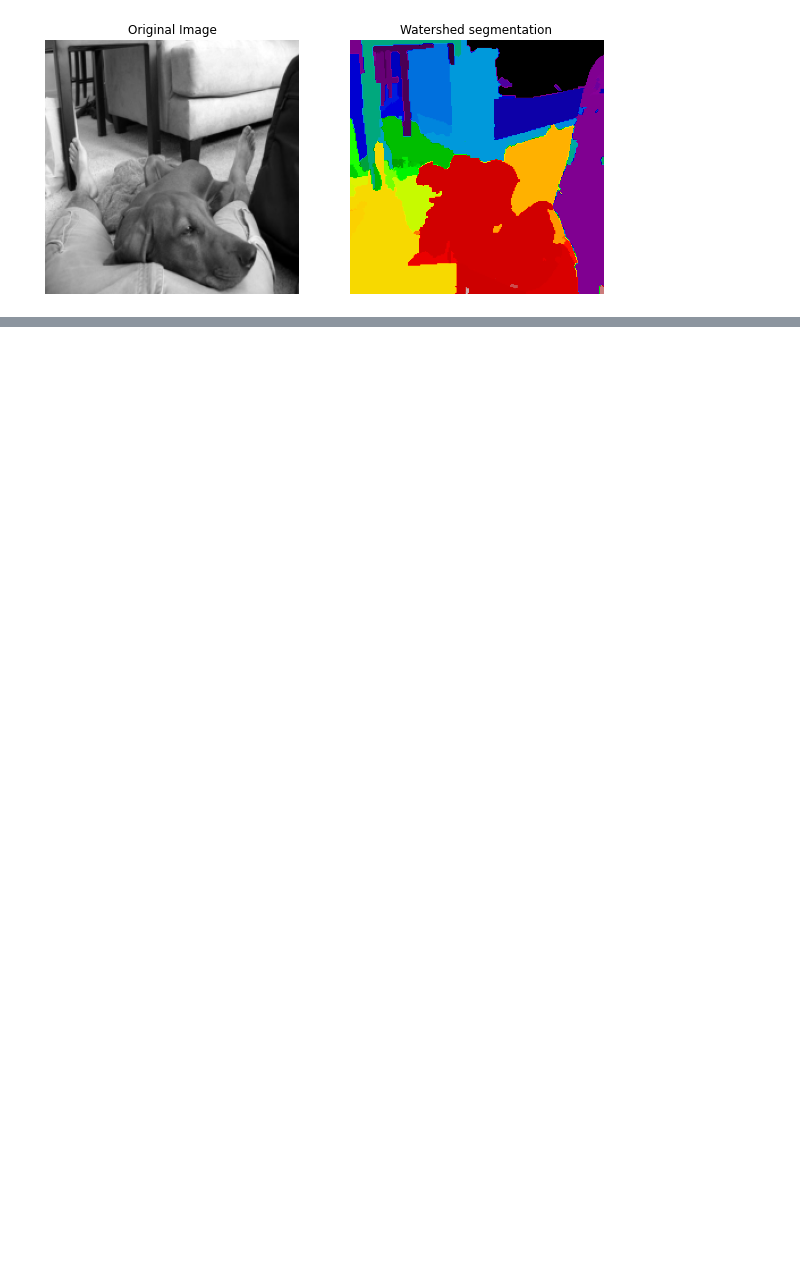
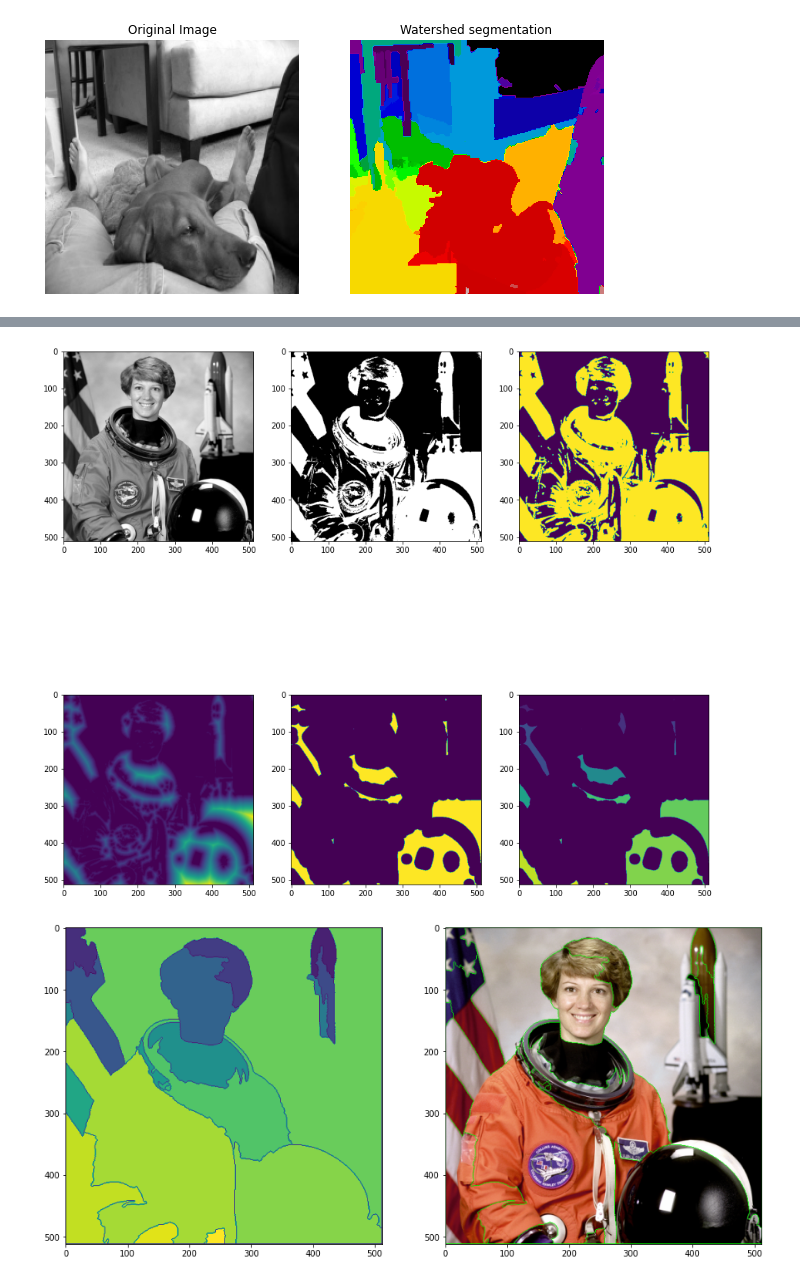
Before and after one commit to YSLCoat/learnableTokenizer, a Jupyter notebook: src/superpixelAlgorithms/WatershedNotebook.ipynb, the cells around one changed output, grey strips where cells are left out. Cells and saved outputs as stored; diff of their text form; code cells hidden in the pictures; blank space fills up the shorter version.

```diff
--- a/src/superpixelAlgorithms/WatershedNotebook.ipynb
+++ b/src/superpixelAlgorithms/WatershedNotebook.ipynb
@@ -261,0 +270,54 @@ segmentation
+# %%
+import cv2 as cv
+import matplotlib.pyplot as plt
+import numpy as np
+import os
+
+def watershed():
+    img = image
+    imgRGB = cv.cvtColor(img, cv.COLOR_BGR2RGB)
+    img = cv.cvtColor(img, cv.COLOR_BGR2GRAY)
+
+    plt.figure(figsize=(15, 15))
+    plt.subplot(231)
+    plt.imshow(img, cmap='gray')
+
+    plt.subplot(232)
+    _, imageThreshold = cv.threshold(img,120,255,cv.THRESH_BINARY_INV)
+    plt.imshow(imageThreshold, cmap='gray')
+
+    plt.subplot(233)
+    kernel = np.ones((3,3),np.uint8)
+    imgDilate = cv.morphologyEx(imageThreshold, cv.MORPH_DILATE, kernel)
+    plt.imshow(imgDilate)
+
+    plt.subplot(234)
+    dist_transform = cv.distanceTransform(imgDilate, cv.DIST_L2, 5)
+    plt.imshow(dist_transform)
+
+    plt.subplot(235)
+    _, distThresh = cv.threshold(dist_transform, 15, 255, cv.THRESH_BINARY)
+    plt.imshow(distThresh)
+
+    plt.subplot(236)
+    distThresh = np.uint8(distThresh)
+    _, labels = cv.connectedComponents(distThresh)
+    plt.imshow(labels)
+
+    plt.figure(figsize=(15, 15))
+    plt.subplot(121)
+    labels = np.int32(labels)
+    labels = cv.watershed(imgRGB, labels)
+    plt.imshow(labels)
+
+    plt.subplot(122)
+    imgRGB[labels == -1] = [0,255,0]
+    plt.imshow(imgRGB)
+
+
+    plt.show()
+
+watershed()
+# %% [output]
+[figure, added]
+[figure, added]
```
Also changed, not shown: parts of 4 cells of this notebook, 1 other file.
